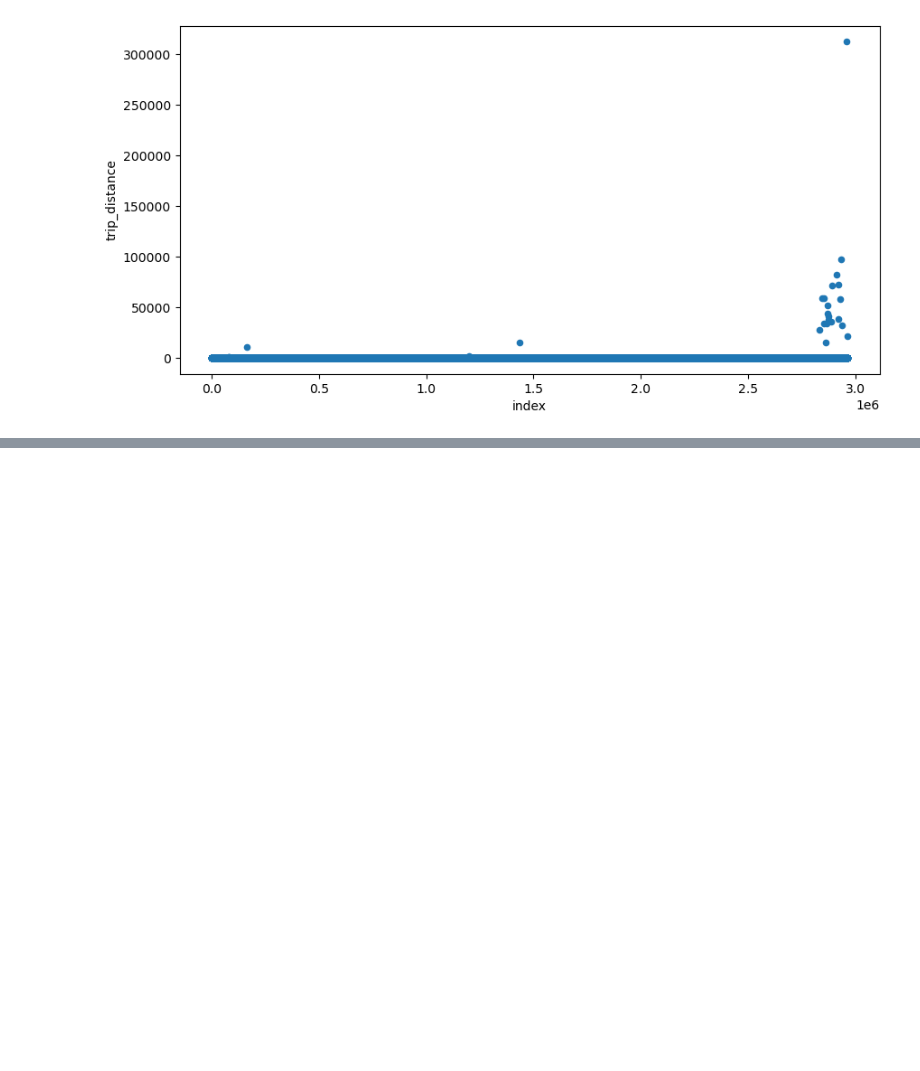
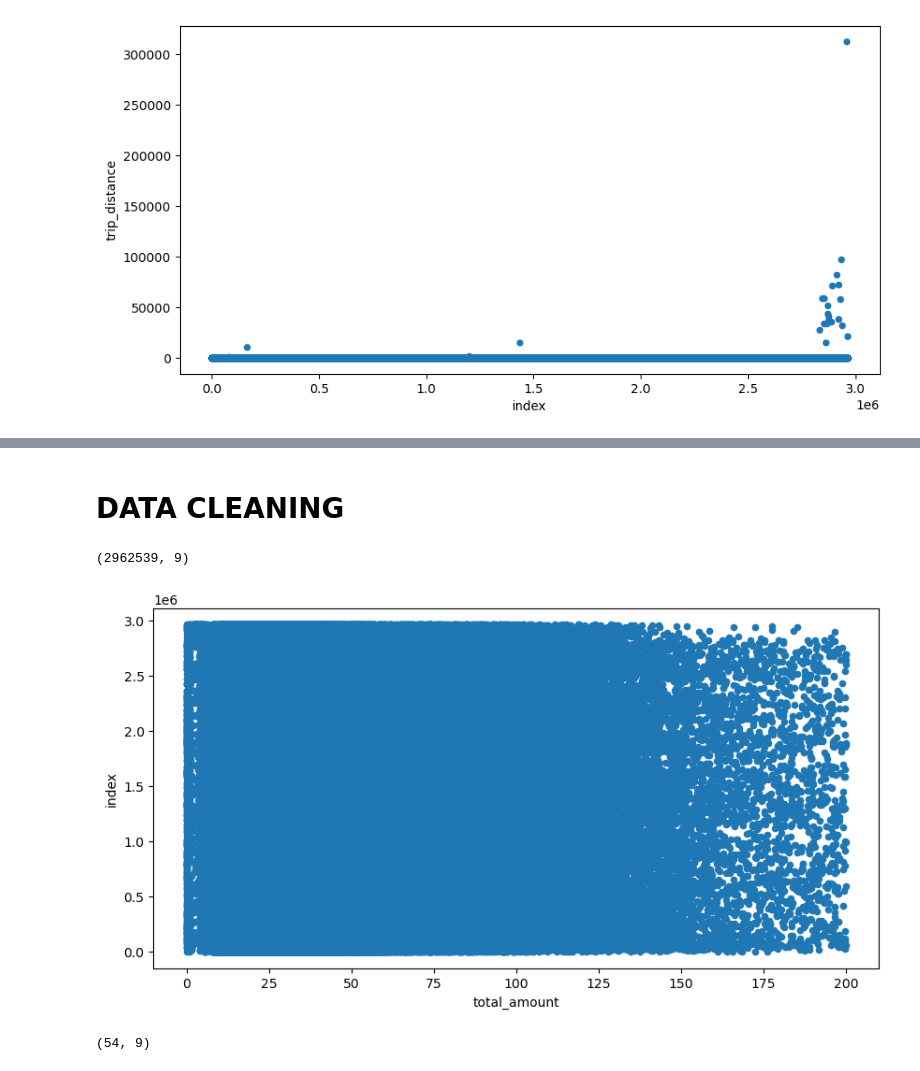
Before and after one commit to rgv-k/New-York-Taxi-Analysis, a Jupyter notebook: Presentable Notebook.ipynb, the cells around one changed output, grey strips where cells are left out. Saved outputs shown, nothing was run; the diff lists cells and outputs as text; code cells hidden in the pictures; blank space fills up the shorter version.

```diff
--- a/Presentable Notebook.ipynb
+++ b/Presentable Notebook.ipynb
@@ -109,0 +234,14 @@ Have to clean data to remove high alues and negative values. Also fix entries wi
+# %% [markdown]
+<h1><b>DATA CLEANING</b></h1>
+# %%
+taxi_data_filtered = taxi_data[taxi_data['total_amount'] < 200.0]
+print(taxi_data_filtered.shape)
+_ = taxi_data_filtered['total_amount'].reset_index().plot(kind='scatter', x = 'total_amount', y='index', figsize = (10,5))
+plt.show()
+# %% [output]
+(2962539, 9)
+[figure, added]
+# %%
+taxi_data_filtered[taxi_data_filtered['trip_distance'] > 50].shape
+# %% [output]
+(54, 9)
```
Also changed, not shown: parts of 30 cells of this notebook.
